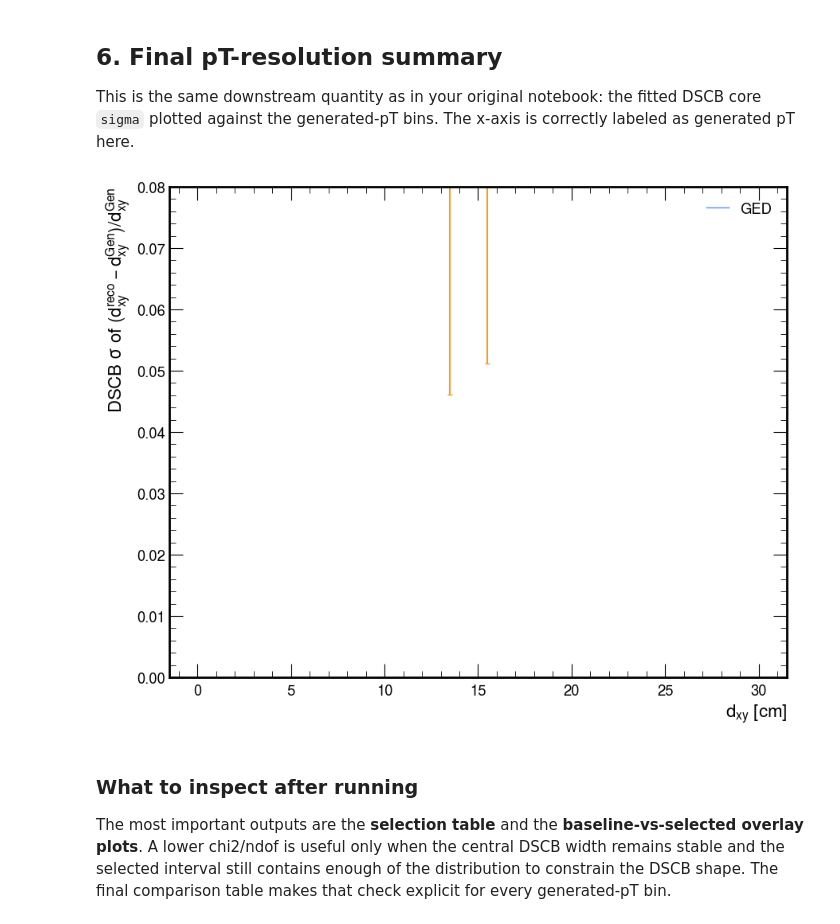
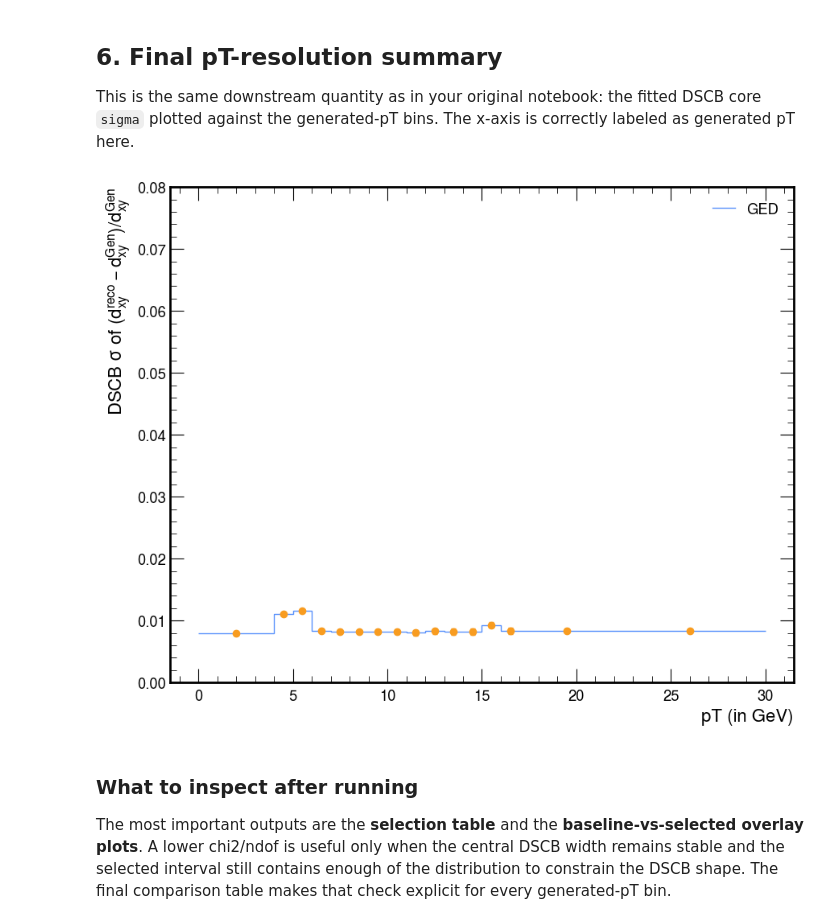
Before and after one commit to cms-idm/IDM, a Jupyter notebook: python_analysis/exampleNotebooks/Resolution/Final_Res/dxyresolution_inbinsofpT_GED.ipynb, the cells around one changed output. Saved outputs shown, nothing was run; the diff lists cells and outputs as text; code cells hidden in the pictures.

```diff
--- a/python_analysis/exampleNotebooks/Resolution/Final_Res/dxyresolution_inbinsofpT_GED.ipynb
+++ b/python_analysis/exampleNotebooks/Resolution/Final_Res/dxyresolution_inbinsofpT_GED.ipynb
@@ -25,6 +22,7 @@ The autoreload extension is already loaded. To reload it, use:
 # %%
-f_sig = "/uscms/home/reshmar/nobackup/IDMe_Run3_Collab/CMSSW_13_0_13/src/iDMe/python_analysis/coffea/AllInOne_2022/dxy_res_histo_inpTbins.coffea"
-# f_sig = "/uscms/home/reshmar/nobackup/IDMe_Run3_Collab/CMSSW_13_0_13/src/iDMe/python_analysis/coffea/BigSamples_2022/Futures_Resolution.coffea"
+# f_sig = "/uscms/home/reshmar/nobackup/IDMe_Run3_Collab/CMSSW_13_0_13/src/iDMe/python_analysis/coffea/AllInOne_2022/DXY_res_histo_inpTbins.coffea"
+f_sig = "/uscms/home/reshmar/nobackup/IDMe_Run3_Collab/CMSSW_13_0_13/src/iDMe/python_analysis/coffea/AllInOne_2022/Sept1_inpTbins.coffea"
+
 
 sig_histo = util.load(f_sig) [0]
 # sig_histo
@@ -169,7 +167,7 @@ The workflow is:
 # ============================================================
 
 # Same residual-bin width used in the original notebook.
-RES_BIN_WIDTH = 0.012
+RES_BIN_WIDTH = 0.04
 
 # Baseline/original fit range.
 ORIGINAL_FIT_RANGE = (-0.70, 0.70)
@@ -796,35 +797,35 @@ This is the same downstream quantity as in your original notebook: the fitted DS
 # %%
 plot_data = []
 genpt_edges = []
 
 for item in fit_data:
     pt_low, pt_high = item['genptbin_range']
     pt_center = 0.5 * (pt_low + pt_high)
 
     if not genpt_edges:
         genpt_edges.append(pt_low)
     genpt_edges.append(pt_high)
 
     plot_data.append({
         'Genpt_center': pt_center,
         'DSCB sigmafit': item['fit_sigma'],
         'sigma_unc': item['fit_sigma_unc'],
     })
 
 genpt = [p['Genpt_center'] for p in plot_data]
 sigma = [p['DSCB sigmafit'] for p in plot_data]
 sigma_unc = [p['sigma_unc'] for p in plot_data]
 
 plt.figure(figsize=(10, 8))
 plt.stairs(sigma, genpt_edges, baseline=None, label='GED')
 plt.errorbar(genpt, sigma, yerr=sigma_unc, fmt='o', capsize=2)
 plt.ylim(0,0.08)
-plt.xlabel(r'${d_{xy}}$ [cm]')
+plt.xlabel(r'pT (in GeV)')
 plt.ylabel(r'DSCB $\sigma$ of $(d_{xy}^{reco}-d_{xy}^{Gen})/d_{xy}^{Gen}$')
 plt.legend()
 plt.show()
 # %% [output]
-[figure, old version]
+[figure, new version]
 # %% [markdown]
 ### What to inspect after running
 
```
Also changed, not shown: parts of 10 cells of this notebook, 21 other files.
